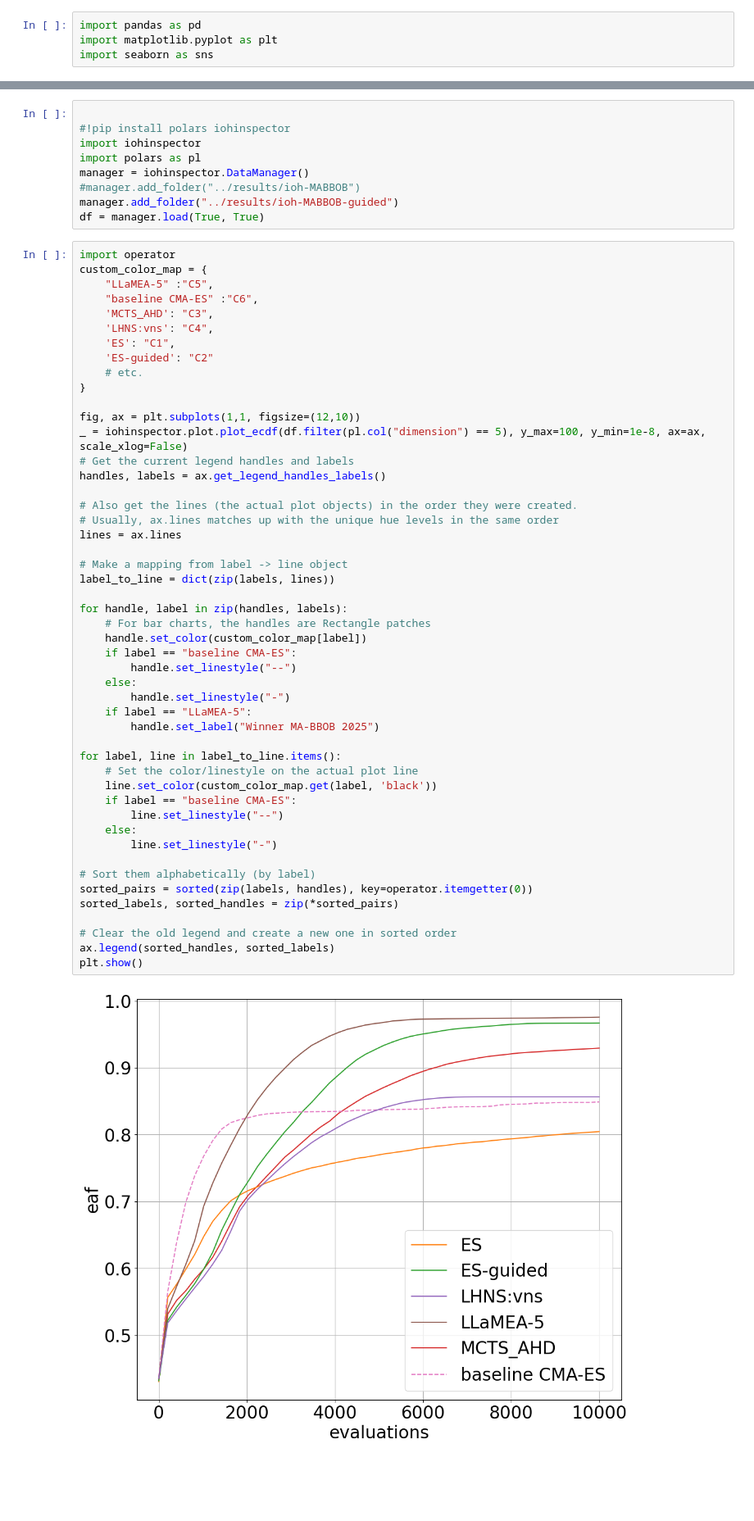
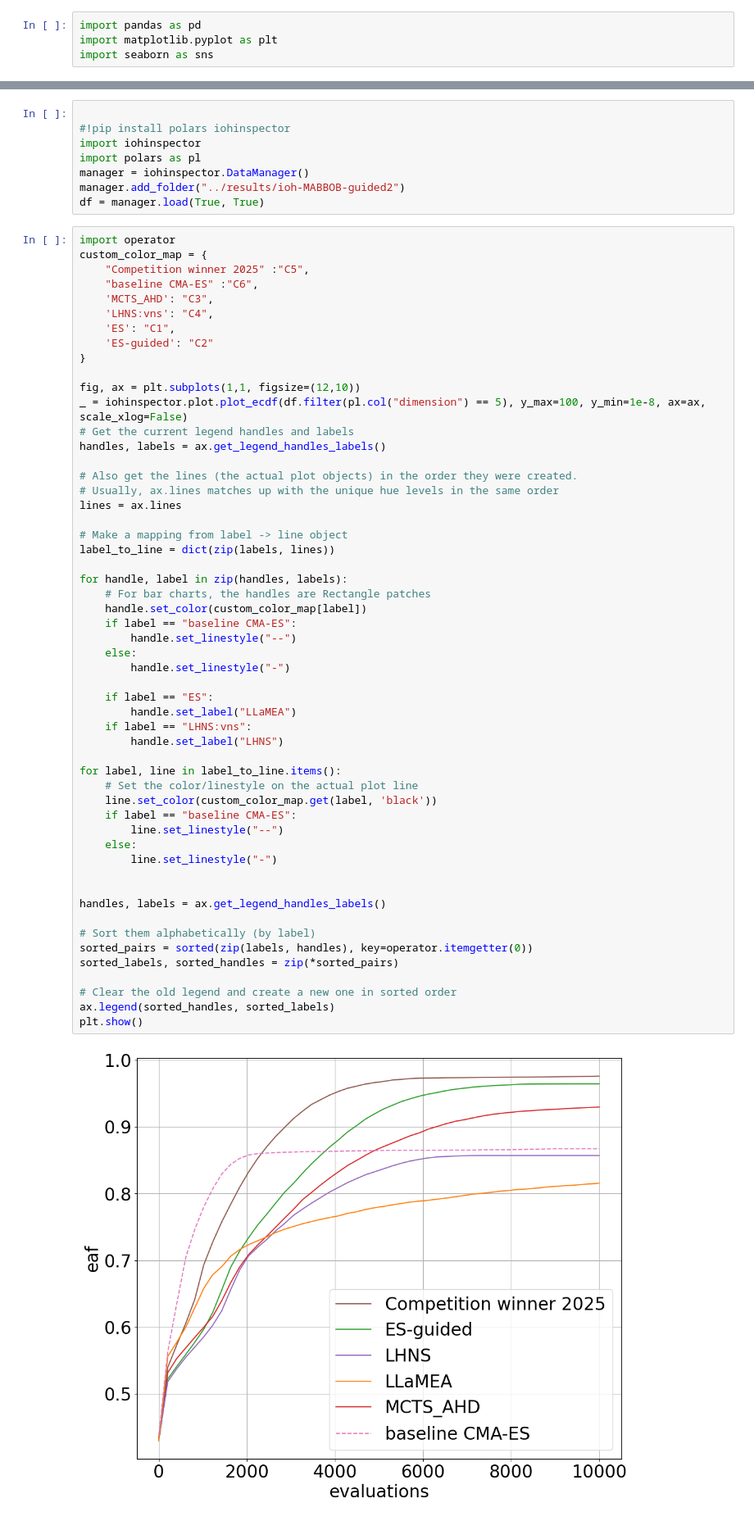
Before and after one commit to XAI-liacs/BLADE, a Jupyter notebook: examples/visualize_mabbob_guided.ipynb, the cells around one changed output, grey strips where cells are left out. Shown at 82% size. Cells and saved outputs as stored; diff of their text form; blank space fills up the shorter version.

Commit message:
Updated visualisations

```diff
--- a/examples/visualize_mabbob_guided.ipynb
+++ b/examples/visualize_mabbob_guided.ipynb
@@ -127,19 +192,17 @@ Benchmarking MirrorAdaptiveDECovInject
 import iohinspector
 import polars as pl
 manager = iohinspector.DataManager()
-#manager.add_folder("../results/ioh-MABBOB")
-manager.add_folder("../results/ioh-MABBOB-guided")
+manager.add_folder("../results/ioh-MABBOB-guided2")
 df = manager.load(True, True)
 # %%
 import operator
 custom_color_map = {
-    "LLaMEA-5" :"C5",
+    "Competition winner 2025" :"C5",
     "baseline CMA-ES" :"C6",
     'MCTS_AHD': "C3",
     'LHNS:vns': "C4",
     'ES': "C1",
     'ES-guided': "C2"
-    # etc.
 }
 
 fig, ax = plt.subplots(1,1, figsize=(12,10))
@@ -151,33 +214,39 @@ handles, labels = ax.get_legend_handles_labels()
 # Usually, ax.lines matches up with the unique hue levels in the same order
 lines = ax.lines
 
 # Make a mapping from label -> line object
 label_to_line = dict(zip(labels, lines))
 
 for handle, label in zip(handles, labels):
     # For bar charts, the handles are Rectangle patches
     handle.set_color(custom_color_map[label])
     if label == "baseline CMA-ES":
         handle.set_linestyle("--")
     else:
         handle.set_linestyle("-")
-    if label == "LLaMEA-5":
-        handle.set_label("Winner MA-BBOB 2025")
+
+    if label == "ES":
+        handle.set_label("LLaMEA")
+    if label == "LHNS:vns":
+        handle.set_label("LHNS")
 
 for label, line in label_to_line.items():
     # Set the color/linestyle on the actual plot line
     line.set_color(custom_color_map.get(label, 'black'))
     if label == "baseline CMA-ES":
         line.set_linestyle("--")
     else:
         line.set_linestyle("-")
 
+
+handles, labels = ax.get_legend_handles_labels()
+
 # Sort them alphabetically (by label)
 sorted_pairs = sorted(zip(labels, handles), key=operator.itemgetter(0))
 sorted_labels, sorted_handles = zip(*sorted_pairs)
 
 # Clear the old legend and create a new one in sorted order
 ax.legend(sorted_handles, sorted_labels)
 plt.show()
 # %% [output]
-[figure, old version]
+[figure, new version]
```
Also changed, not shown: parts of 6 cells of this notebook, 3 other files.
